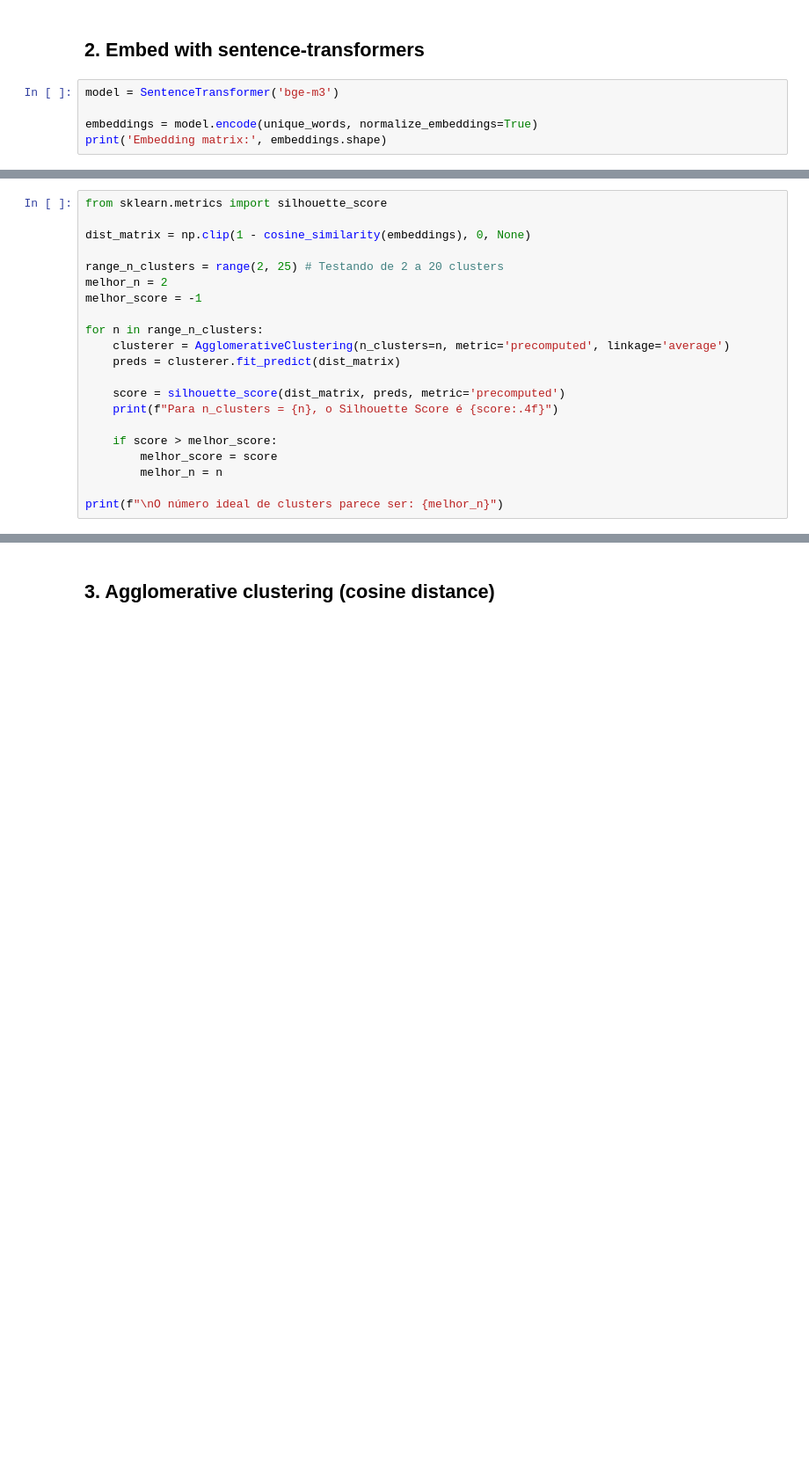
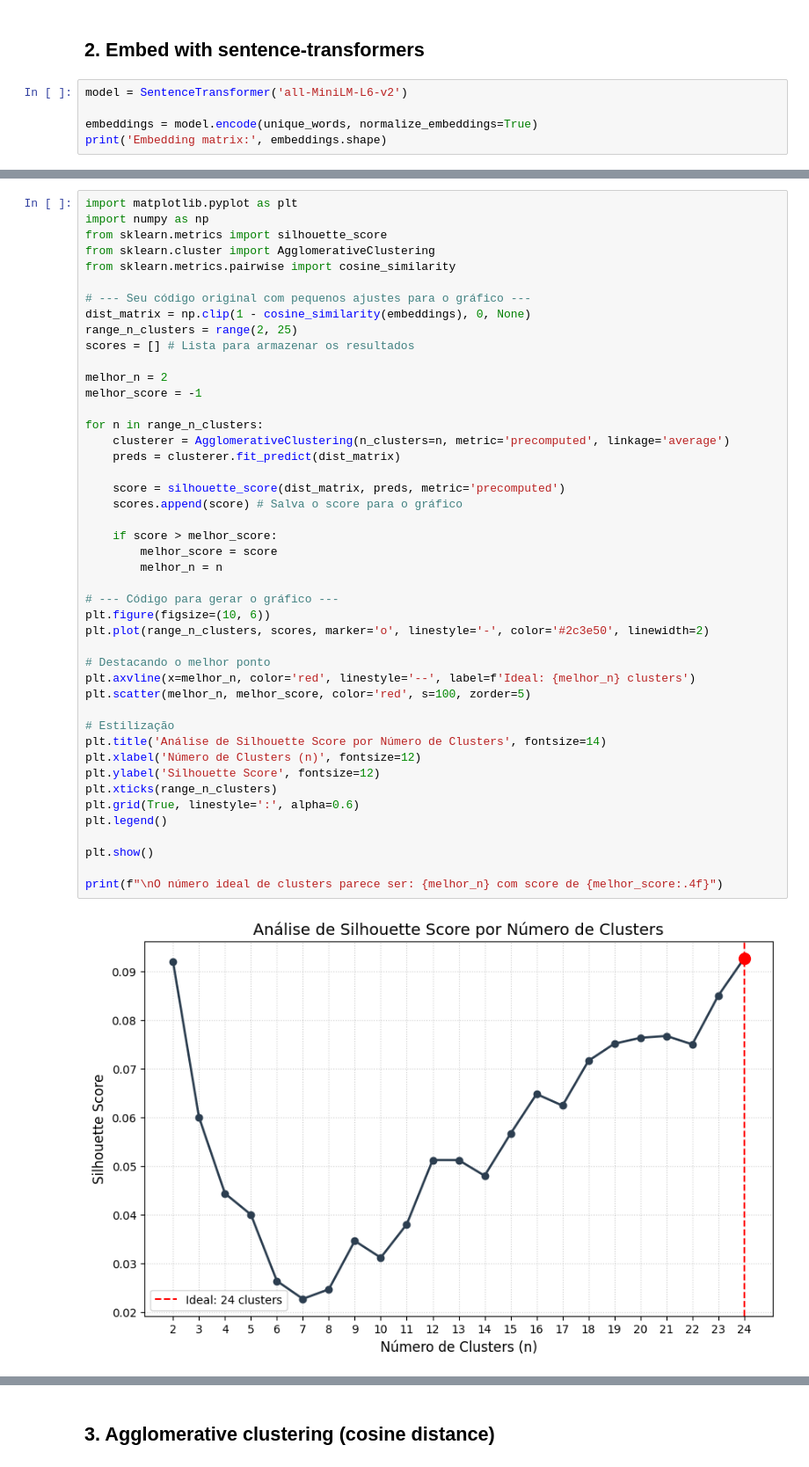
Before and after one commit to reset-ufc/data-quality-requirements-ml-systems, a Jupyter notebook: notebooks/03_qualitative.ipynb, the cells around one changed output, grey strips where cells are left out. Shown at 88% size. Cells and saved outputs as stored; diff of their text form; blank space fills up the shorter version.

```diff
--- a/notebooks/03_qualitative.ipynb
+++ b/notebooks/03_qualitative.ipynb
@@ -36,7 +39,7 @@ print(unique_words[:20])
 # %% [markdown]
 ## 2. Embed with sentence-transformers
 # %%
-model = SentenceTransformer('bge-m3')
+model = SentenceTransformer('all-MiniLM-L6-v2')
 
 embeddings = model.encode(unique_words, normalize_embeddings=True)
 print('Embedding matrix:', embeddings.shape)
@@ -43,21 +48,47 @@ print('Embedding matrix:', embeddings.shape)
 # %%
+import matplotlib.pyplot as plt
+import numpy as np
 from sklearn.metrics import silhouette_score
+from sklearn.cluster import AgglomerativeClustering
+from sklearn.metrics.pairwise import cosine_similarity
 
+# --- Seu código original com pequenos ajustes para o gráfico ---
 dist_matrix = np.clip(1 - cosine_similarity(embeddings), 0, None)
+range_n_clusters = range(2, 25)
+scores = [] # Lista para armazenar os resultados
 
-range_n_clusters = range(2, 25) # Testando de 2 a 20 clusters
 melhor_n = 2
 melhor_score = -1
 
 for n in range_n_clusters:
     clusterer = AgglomerativeClustering(n_clusters=n, metric='precomputed', linkage='average')
     preds = clusterer.fit_predict(dist_matrix)
 
     score = silhouette_score(dist_matrix, preds, metric='precomputed')
-    print(f"Para n_clusters = {n}, o Silhouette Score é {score:.4f}")
+    scores.append(score) # Salva o score para o gráfico
 
     if score > melhor_score:
         melhor_score = score
         melhor_n = n
 
-print(f"\nO número ideal de clusters parece ser: {melhor_n}")
+# --- Código para gerar o gráfico ---
+plt.figure(figsize=(10, 6))
+plt.plot(range_n_clusters, scores, marker='o', linestyle='-', color='#2c3e50', linewidth=2)
+
+# Destacando o melhor ponto
+plt.axvline(x=melhor_n, color='red', linestyle='--', label=f'Ideal: {melhor_n} clusters')
+plt.scatter(melhor_n, melhor_score, color='red', s=100, zorder=5)
+
+# Estilização
+plt.title('Análise de Silhouette Score por Número de Clusters', fontsize=14)
+plt.xlabel('Número de Clusters (n)', fontsize=12)
+plt.ylabel('Silhouette Score', fontsize=12)
+plt.xticks(range_n_clusters)
+plt.grid(True, linestyle=':', alpha=0.6)
+plt.legend()
+
+plt.show()
+
+print(f"\nO número ideal de clusters parece ser: {melhor_n} com score de {melhor_score:.4f}")
+# %% [output]
+[figure, added]
```
Also changed, not shown: parts of 10 cells of this notebook.
